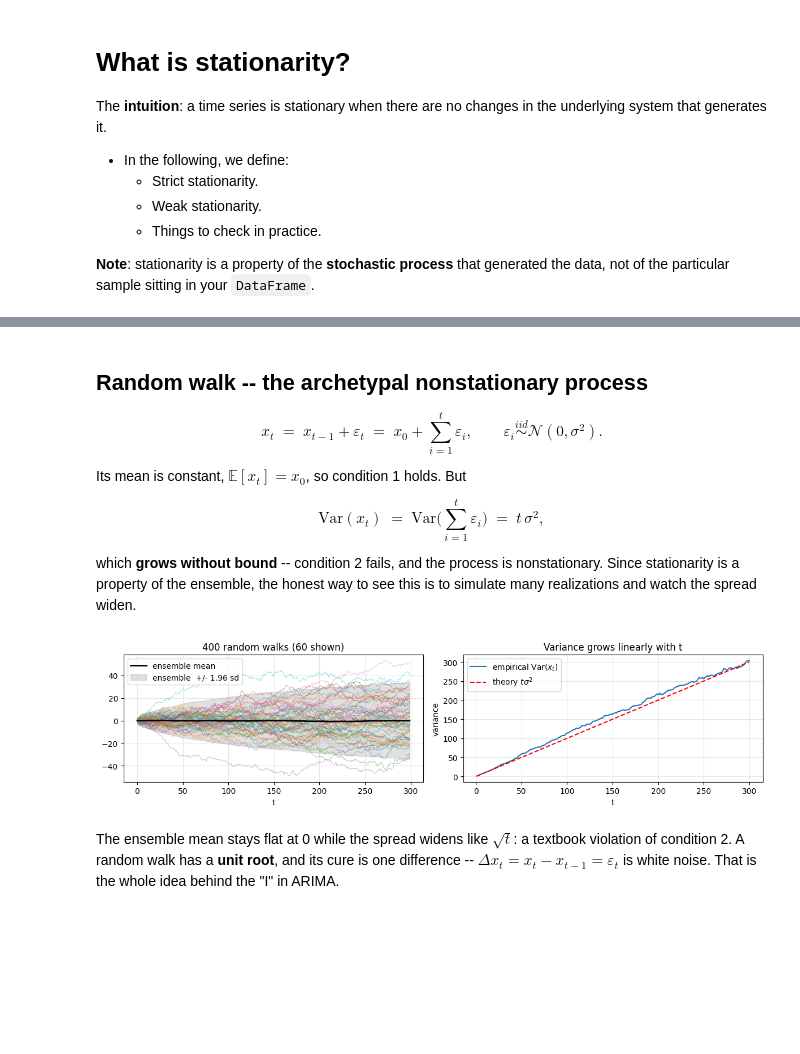
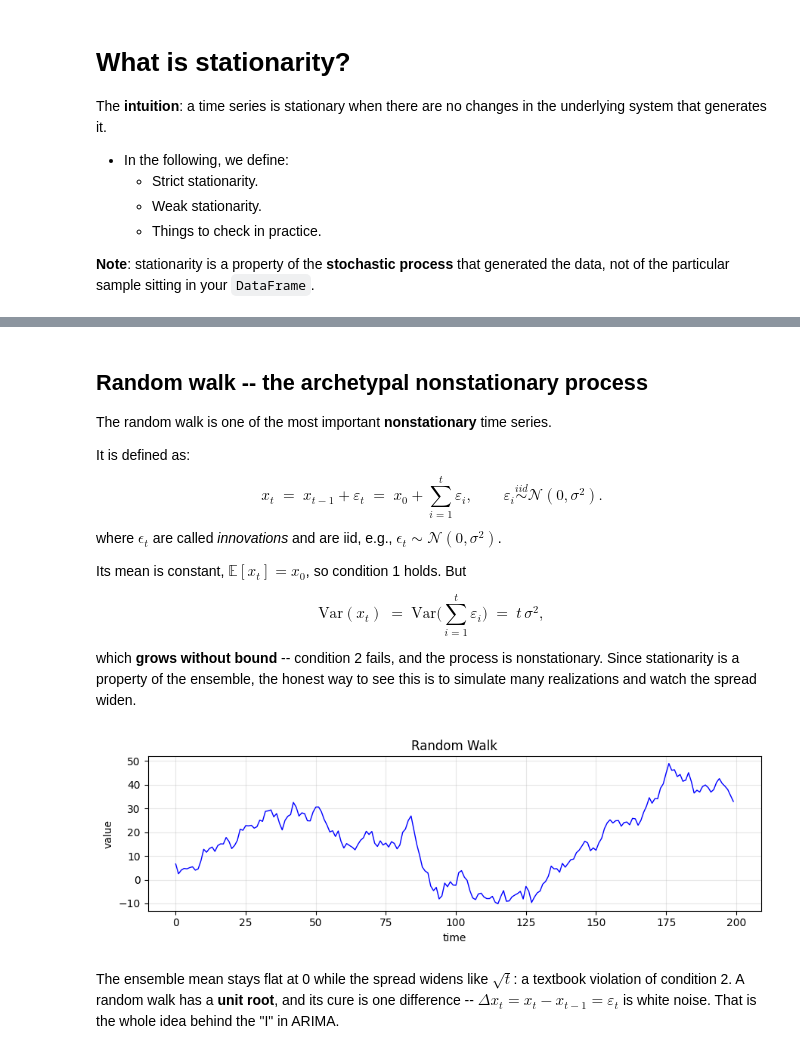
Before and after one commit to GangGavinLi/Time-Series-Forecasting, a Jupyter notebook: 04_Stationarity/04_Stationarity.ipynb, the cells around one changed output, grey strips where cells are left out. Saved outputs shown, nothing was run; the diff lists cells and outputs as text; code cells hidden in the pictures; blank space fills up the shorter version.

```diff
--- a/04_Stationarity/04_Stationarity.ipynb
+++ b/04_Stationarity/04_Stationarity.ipynb
@@ -250,10 +258,14 @@ plt.tight_layout(); plt.show()
 # %% [markdown]
 ## Random walk -- the archetypal nonstationary process
 
+The random walk is one of the most important **nonstationary** time series.
+
+It is defined as:
 $$
 x_t \;=\; x_{t-1} + \varepsilon_t \;=\; x_0 + \sum_{i=1}^{t}\varepsilon_i ,
 \qquad \varepsilon_i \stackrel{iid}{\sim} \mathcal{N}(0,\sigma^2).
 $$
+where $\epsilon_t$ are called *innovations* and are iid, e.g., $\epsilon_t \sim \mathcal{N}(0,\sigma^2)$.
 
 Its mean is constant, $\mathbb{E}[x_t] = x_0$, so condition 1 holds. But
 
@@ -264,28 +276,21 @@ $$
 which **grows without bound** -- condition 2 fails, and the process is nonstationary. Since stationarity is
 a property of the ensemble, the honest way to see this is to simulate many realizations and watch the
 spread widen.
-# %%
-n_steps, n_paths, sigma = 300, 400, 1.0
-steps = rng.normal(0, sigma, size=(n_paths, n_steps))
-walks = np.cumsum(steps, axis=1)          # each row is one realization
-t = np.arange(1, n_steps + 1)
-
-fig, axes = plt.subplots(1, 2, figsize=(12, 3.2))
-
-axes[0].plot(walks[:60].T, lw=.7, alpha=.5)
-axes[0].plot(walks.mean(axis=0), "k", lw=2, label="ensemble mean")
-band = walks.std(axis=0)
-axes[0].fill_between(np.arange(n_steps), -1.96 * band, 1.96 * band, color="k", alpha=.12,
-                     label="ensemble  +/- 1.96 sd")
-axes[0].set(title=f"{n_paths} random walks (60 shown)", xlabel="t"); axes[0].legend(); axes[0].grid(alpha=.3)
-
-axes[1].plot(t, walks.var(axis=0), label="empirical Var$(x_t)$")
-axes[1].plot(t, t * sigma ** 2, "r--", label=r"theory $t\sigma^2$")
-axes[1].set(title="Variance grows linearly with t", xlabel="t", ylabel="variance")
-axes[1].legend(); axes[1].grid(alpha=.3)
-plt.tight_layout(); plt.show()
-# %% [output]
-[figure, removed]
+# %%
+T = 200
+time = np.arange(T)
+seed = 3.14
+
+# Random Walk
+rand_walk = np.empty_like(time, dtype='float')
+for t in time:
+    rand_walk[t] = seed + np.random.normal(loc=0, scale=2.5, size=1)[0]
+    seed = rand_walk[t]
+
+run_sequence_plot(rand_walk, time, title="Random Walk")
+plt.tight_layout(); plt.show()
+# %% [output]
+[figure, added]
 # %% [markdown]
 The ensemble mean stays flat at 0 while the spread widens like $\sqrt{t}$: a textbook violation of
 condition 2. A random walk has a **unit root**, and its cure is one difference --
```
Also changed, not shown: parts of 12 cells of this notebook.
